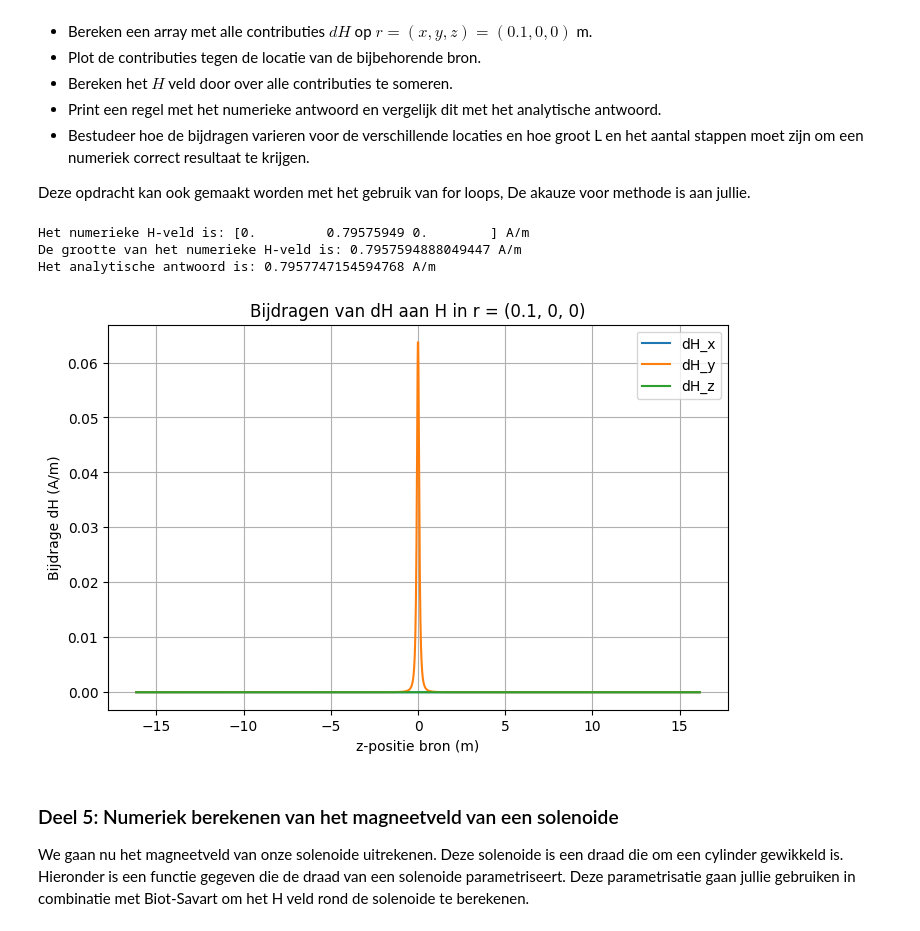
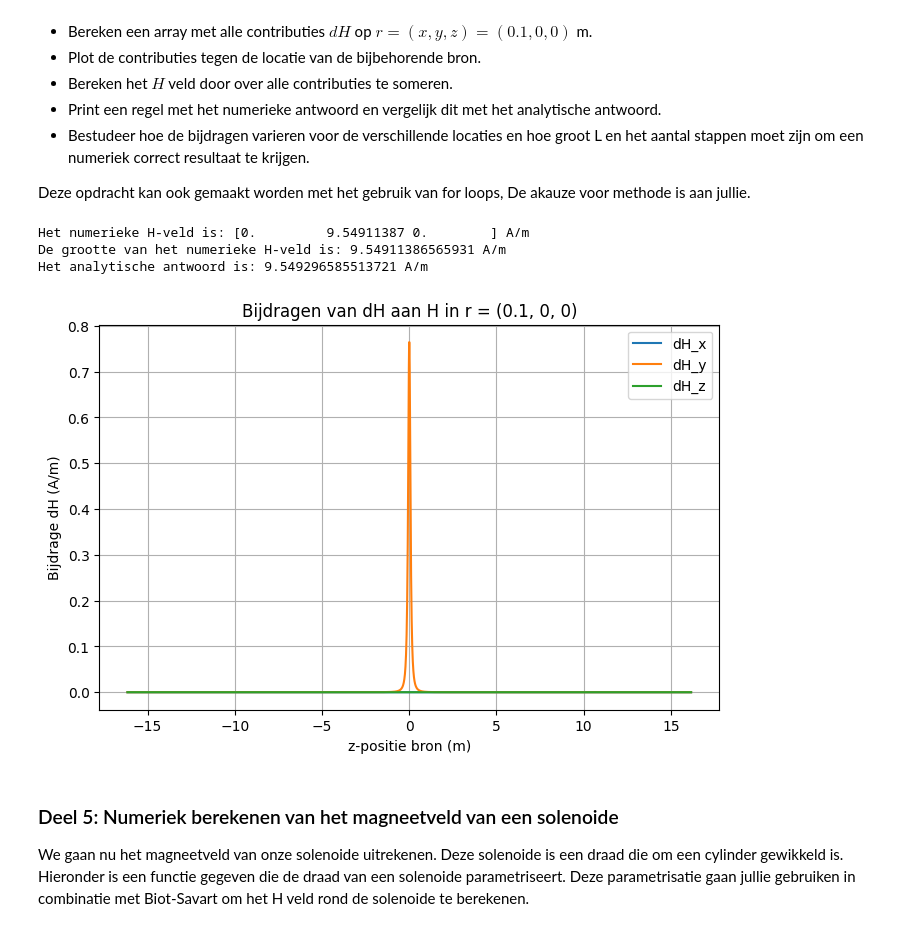
Before and after one commit to Xander1611/opdrachten-DEF-D-AB, a Jupyter notebook: 2KrachtactuatorOpdracht/2KrachtactuatorOpdracht/KrachtactuatorOpdracht.ipynb, the cells around one changed output. Saved outputs shown, nothing was run; the diff lists cells and outputs as text; code cells hidden in the pictures.

```diff
--- a/2KrachtactuatorOpdracht/2KrachtactuatorOpdracht/KrachtactuatorOpdracht.ipynb
+++ b/2KrachtactuatorOpdracht/2KrachtactuatorOpdracht/KrachtactuatorOpdracht.ipynb
@@ -234,7 +234,7 @@ plt.ylabel("Aantal wikkelingen (-)")
 
 # Kattenluik actuator (optie 2):
 F_2 = 3
-r_s_2 = 5e-3
+r_s_2 = 0.005
 V_1 = V_opdr6
 r_d_2 = r_d_opdr6
 
@@ -367,7 +367,7 @@ Deze opdracht kan ook gemaakt worden met het gebruik van for loops, De akauze vo
 import matplotlib.pyplot as plt
 
 # gegevens
-I = 0.5
+I = 6
 L_draad = l_max_vb
 aantal_stappen = 2000
 
@@ -391,37 +391,37 @@ def field_current_element(r_field, r_source, dl):
 dH_bijdragen = np.zeros((aantal_stappen, 3))
 
 # alle dH bijdragen
 for i in range(aantal_stappen):
     r_bron = np.array([0, 0, z_bronnen[i]])
     dH_bijdragen[i] = field_current_element(r_veld, r_bron, dl)
 
 # numerieke antwoord door alle dH's op te tellen
 H_numeriek = np.sum(dH_bijdragen, axis=0)
 
 # Analytisch antwoord (oneindig lange draad)
 s = 0.1 # afstand van de draad tot het veldpunt
 H_analytisch = I / (2 * np.pi * s)
 
 print("Het numerieke H-veld is:", H_numeriek, "A/m")
 print("De grootte van het numerieke H-veld is:", np.sqrt(np.sum(H_numeriek**2)), "A/m")
 print("Het analytische antwoord is:", H_analytisch, "A/m")
 
 # Plot van de bijdragen
 plt.figure(figsize=(8, 5))
 plt.plot(z_bronnen, dH_bijdragen[:, 0], label='dH_x') #x component
 plt.plot(z_bronnen, dH_bijdragen[:, 1], label='dH_y') #y component
 plt.plot(z_bronnen, dH_bijdragen[:, 2], label='dH_z') #z component
 plt.xlabel("z-positie bron (m)")
 plt.ylabel("Bijdrage dH (A/m)")
 plt.title("Bijdragen van dH aan H in r = (0.1, 0, 0)")
 plt.legend()
 plt.grid()
 plt.show()
 # %% [output]
-Het numerieke H-veld is: [0.         0.79575949 0.        ] A/m
-De grootte van het numerieke H-veld is: 0.7957594888049447 A/m
-Het analytische antwoord is: 0.7957747154594768 A/m
+Het numerieke H-veld is: [0.         9.54911387 0.        ] A/m
+De grootte van het numerieke H-veld is: 9.54911386565931 A/m
+Het analytische antwoord is: 9.549296585513721 A/m
-[figure, old version]
+[figure, new version]
 # %% [markdown]
 ### Deel 5: Numeriek berekenen van het magneetveld van een solenoide
 
```
Also changed, not shown: parts of 3 cells of this notebook.
